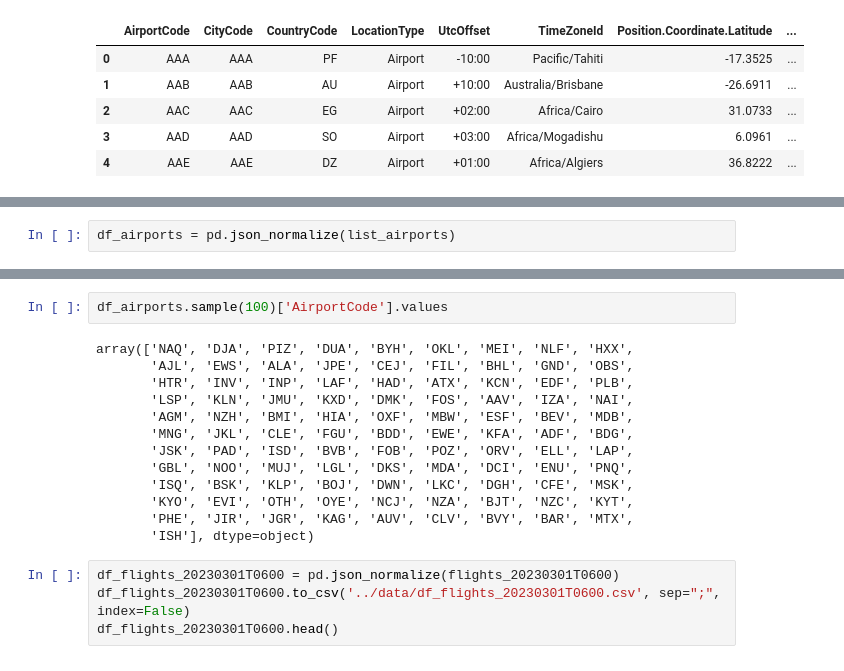
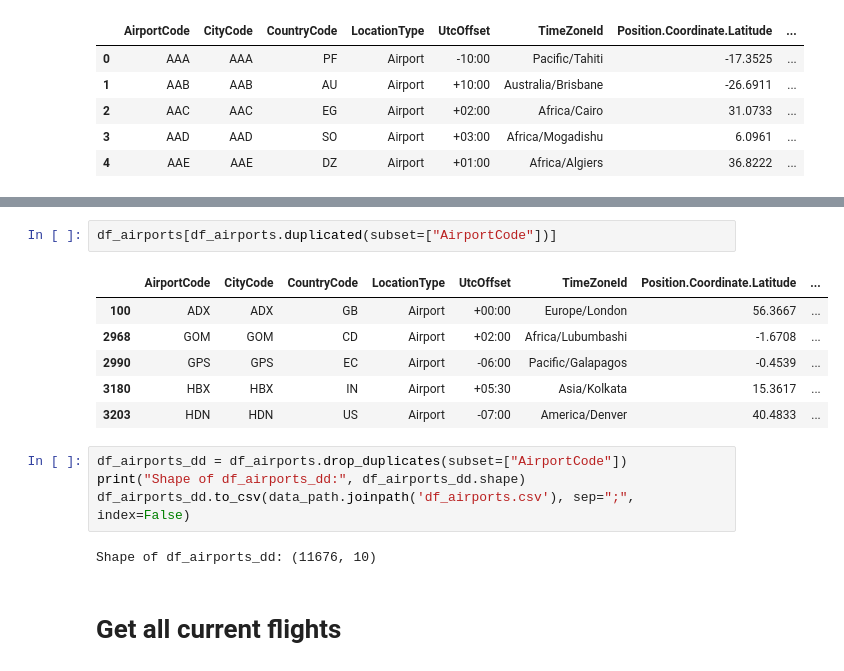
Before and after one commit to mkvph0ch/dst_airlines, a Jupyter notebook: notebooks/get_lh_data.ipynb, the cells around one changed output, grey strips where cells are left out. Drawn from its saved outputs; the diff is of its cells as text.

```diff
--- a/notebooks/get_lh_data.ipynb
+++ b/notebooks/get_lh_data.ipynb
@@ -340,2 +375,0 @@ df_BER_20230301.head()
-# %%
-df_airports = pd.json_normalize(list_airports)
@@ -357,19 +376,17 @@ KeyboardInterrupt:
-# %%
-df_airports.sample(100)['AirportCode'].values
-# %% [output]
-array(['NAQ', 'DJA', 'PIZ', 'DUA', 'BYH', 'OKL', 'MEI', 'NLF', 'HXX',
-       'AJL', 'EWS', 'ALA', 'JPE', 'CEJ', 'FIL', 'BHL', 'GND', 'OBS',
-       'HTR', 'INV', 'INP', 'LAF', 'HAD', 'ATX', 'KCN', 'EDF', 'PLB',
-       'LSP', 'KLN', 'JMU', 'KXD', 'DMK', 'FOS', 'AAV', 'IZA', 'NAI',
-       'AGM', 'NZH', 'BMI', 'HIA', 'OXF', 'MBW', 'ESF', 'BEV', 'MDB',
-       'MNG', 'JKL', 'CLE', 'FGU', 'BDD', 'EWE', 'KFA', 'ADF', 'BDG',
-       'JSK', 'PAD', 'ISD', 'BVB', 'FOB', 'POZ', 'ORV', 'ELL', 'LAP',
-       'GBL', 'NOO', 'MUJ', 'LGL', 'DKS', 'MDA', 'DCI', 'ENU', 'PNQ',
-       'ISQ', 'BSK', 'KLP', 'BOJ', 'DWN', 'LKC', 'DGH', 'CFE', 'MSK',
-       'KYO', 'EVI', 'OTH', 'OYE', 'NCJ', 'NZA', 'BJT', 'NZC', 'KYT',
-       'PHE', 'JIR', 'JGR', 'KAG', 'AUV', 'CLV', 'BVY', 'BAR', 'MTX',
-       'ISH'], dtype=object)
-# %%
-df_flights_20230301T0600 = pd.json_normalize(flights_20230301T0600)
-df_flights_20230301T0600.to_csv('../data/df_flights_20230301T0600.csv', sep=";", index=False)
-df_flights_20230301T0600.head()
+# %%
+df_airports[df_airports.duplicated(subset=["AirportCode"])]
+# %% [output]
+|  | AirportCode | CityCode | CountryCode | LocationType | UtcOffset | TimeZoneId | Position.Coordinate.Latitude | ... |
+| 100 | ADX | ADX | GB | Airport | +00:00 | Europe/London | 56.3667 | ... |
+| 2968 | GOM | GOM | CD | Airport | +02:00 | Africa/Lubumbashi | -1.6708 | ... |
+| 2990 | GPS | GPS | EC | Airport | -06:00 | Pacific/Galapagos | -0.4539 | ... |
+| 3180 | HBX | HBX | IN | Airport | +05:30 | Asia/Kolkata | 15.3617 | ... |
+| 3203 | HDN | HDN | US | Airport | -07:00 | America/Denver | 40.4833 | ... |
+# %%
+df_airports_dd = df_airports.drop_duplicates(subset=["AirportCode"])
+print("Shape of df_airports_dd:", df_airports_dd.shape)
+df_airports_dd.to_csv(data_path.joinpath('df_airports.csv'), sep=";", index=False)
+# %% [output]
+Shape of df_airports_dd: (11676, 10)
+# %% [markdown]
+# Get all current flights
```
Also changed, not shown: parts of 24 cells of this notebook.
